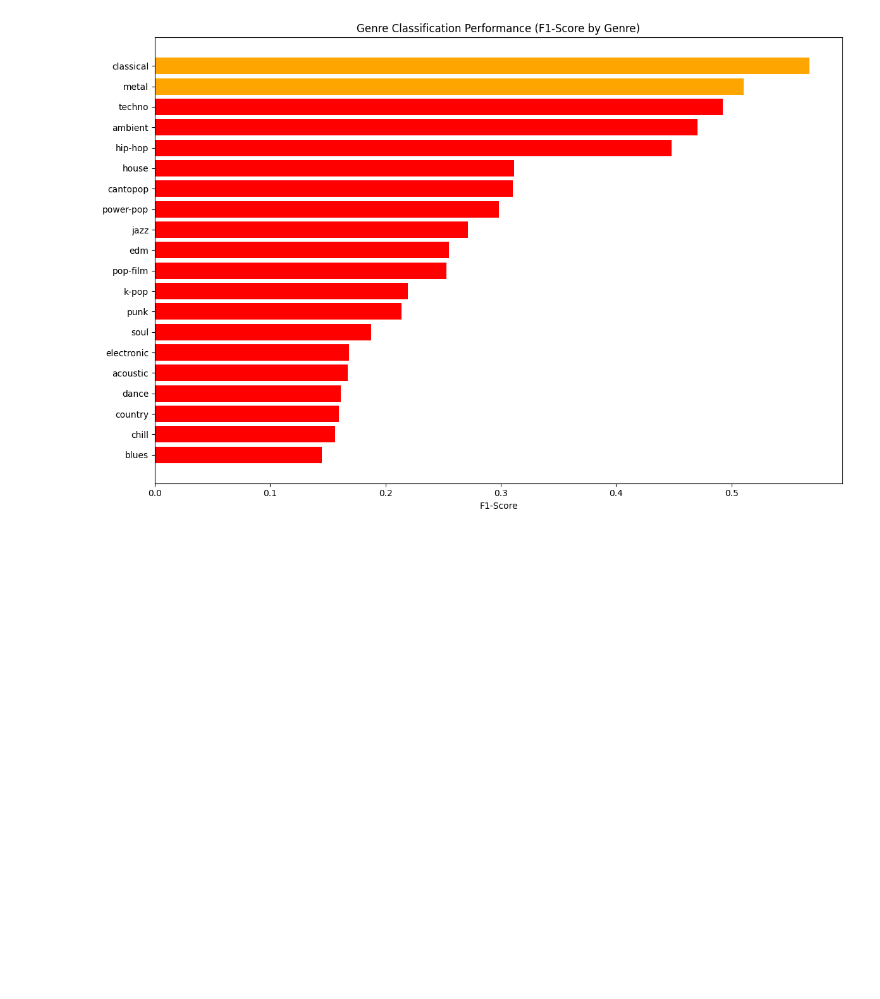
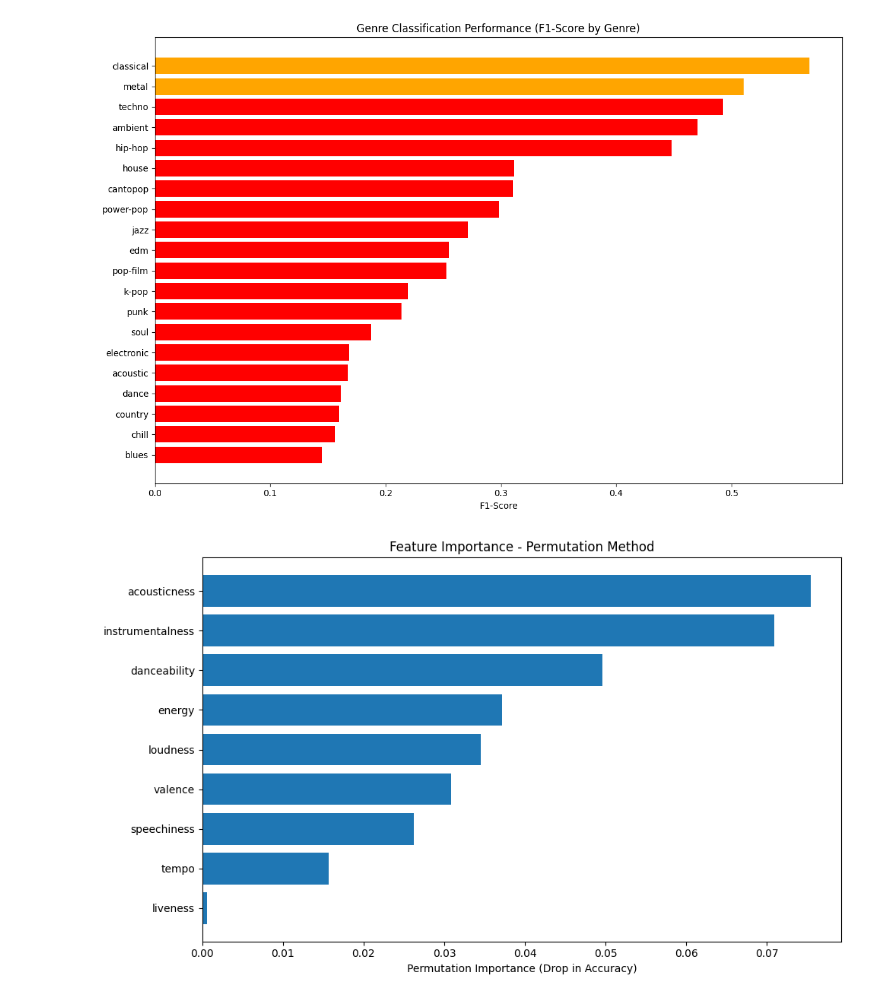
Before and after one commit to kjesinthuyaUCLL/mbti-tune, a Jupyter notebook: notebooks/Genre_Classifier.ipynb, the cells around one changed output. Saved outputs shown, nothing was run; the diff lists cells and outputs as text; code cells hidden in the pictures; blank space fills up the shorter version.

Commit message:
classifiers fixed and models updated

```diff
--- a/notebooks/Genre_Classifier.ipynb
+++ b/notebooks/Genre_Classifier.ipynb
@@ -528,3 +528,25 @@ classical  0.567686
    Top feature: acousticness (0.125)
    Second: loudness (0.119)
 [figure]
+# %%
+from sklearn.inspection import permutation_importance
+
+result = permutation_importance(
+    rf_model, X_test, y_test,
+    n_repeats=10, random_state=42, n_jobs=-1
+)
+
+perm_importance = pd.DataFrame({
+    'feature': available_features,
+    'importance': result.importances_mean
+}).sort_values('importance', ascending=False)
+
+plt.figure(figsize=(10, 6))
+plt.barh(perm_importance['feature'][:9], perm_importance['importance'][:9])
+plt.xlabel('Permutation Importance (Drop in Accuracy)')
+plt.title('Feature Importance - Permutation Method')
+plt.gca().invert_yaxis()
+plt.tight_layout()
+plt.show()
+# %% [output]
+[figure, added]
```
Also changed, not shown: parts of 14 cells of this notebook, 23 other files.
